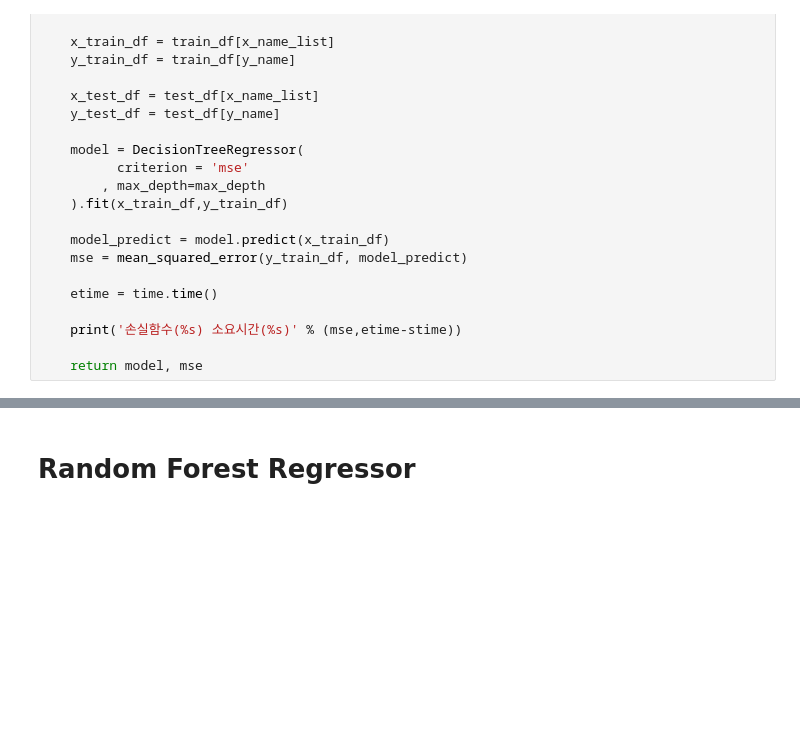
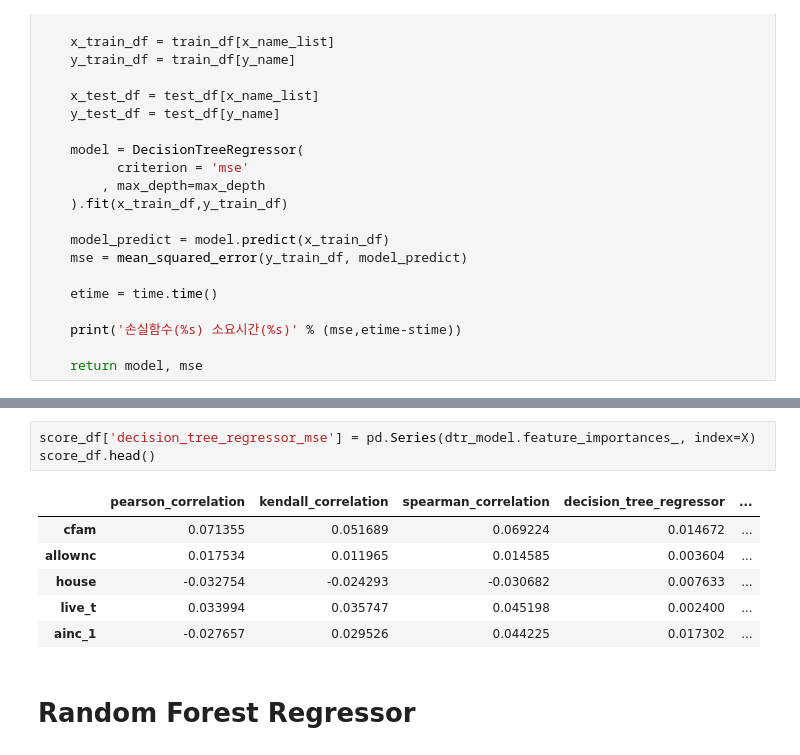
Before and after one commit to zoot0134/kdata_project_2018, a Jupyter notebook: DecisionTreeClassifier_to_pdf_accuracyRate_5(LEE).ipynb, the cells around one changed output, grey strips where cells are left out. Drawn from its saved outputs; the diff is of its cells as text; blank space fills up the shorter version.

```diff
--- a/DecisionTreeClassifier_to_pdf_accuracyRate_5(LEE).ipynb
+++ b/DecisionTreeClassifier_to_pdf_accuracyRate_5(LEE).ipynb
@@ -1264,3 +1295,13 @@ feature_score_list
+# %%
+score_df['decision_tree_regressor_mse'] = pd.Series(dtr_model.feature_importances_, index=X)
+score_df.head()
+# %% [output]
+|  | pearson_correlation | kendall_correlation | spearman_correlation | decision_tree_regressor | ... |
+| cfam | 0.071355 | 0.051689 | 0.069224 | 0.014672 | ... |
+| allownc | 0.017534 | 0.011965 | 0.014585 | 0.003604 | ... |
+| house | -0.032754 | -0.024293 | -0.030682 | 0.007633 | ... |
+| live_t | 0.033994 | 0.035747 | 0.045198 | 0.002400 | ... |
+| ainc_1 | -0.027657 | 0.029526 | 0.044225 | 0.017302 | ... |
 # %% [markdown]
 # Random Forest Regressor
 # %%
```
Also changed, not shown: parts of 7 cells of this notebook.
